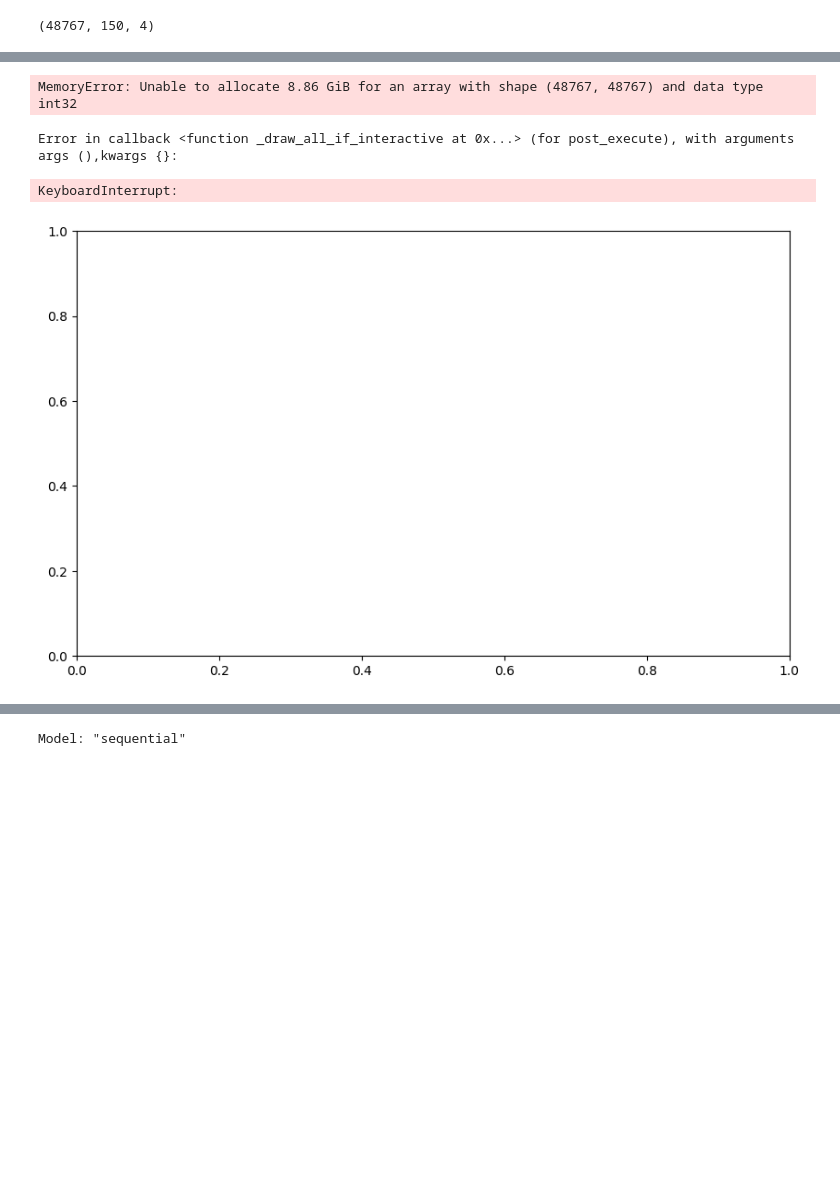
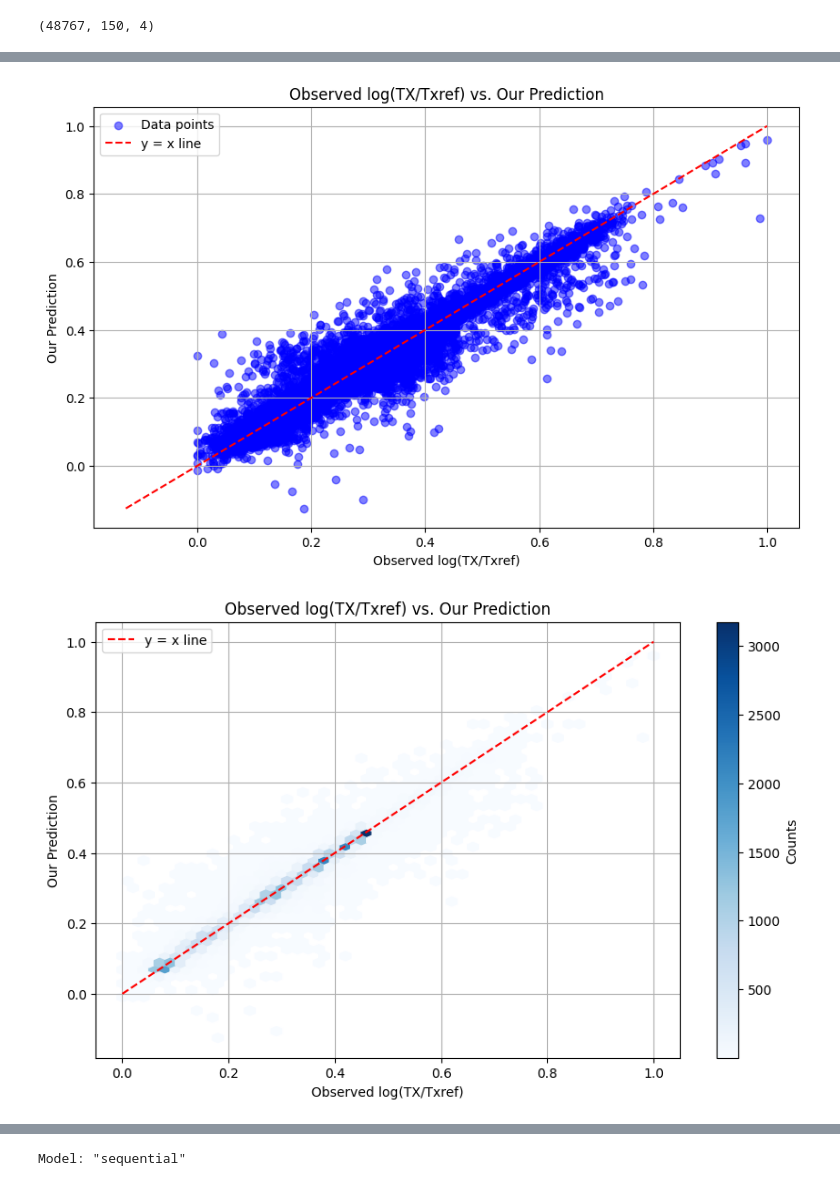
Before and after one commit to Rhys-sg/promoter-sequence-transcription-rates, a Jupyter notebook: v2/Testing CNN/CNN_5_1.ipynb, the cells around one changed output, grey strips where cells are left out. Cells and saved outputs as stored; diff of their text form; code cells hidden in the pictures; blank space fills up the shorter version.

Commit message:
fixed plotting
Changed the prediction to a datafram and extracted values from value column.

Ravel the observed array to flatten dimension for min/max function for plotting.

```diff
--- a/v2/Testing CNN/CNN_5_1.ipynb
+++ b/v2/Testing CNN/CNN_5_1.ipynb
@@ -31,7 +34,7 @@ X.shape
 # %%
 X_train, X_test, y_train, y_test = parent.train_test_split(X, y, test_size=0.2, random_state=42)
 # %%
-model = parent.build_cnn_model(X.shape[1:])
-history = parent.train_model(model, X_train, y_train, X_test, y_test)
-loss = parent.evaluate_model(model, X_test, y_test)
-parent.save_model(model, name)
+##model = parent.build_cnn_model(X.shape[1:])
+##history = parent.train_model(model, X_train, y_train, X_test, y_test)
+##loss = parent.evaluate_model(model, X_test, y_test)
+##parent.save_model(model, name)
@@ -57,8 +41,9 @@ Epoch 150/150
 # %%
-predicted = parent.load_and_predict(name, X)
+predicted_df = parent.load_and_predict(name, X)
+predicted = predicted_df['Value']
 observed = y
 
-parent.plot_kde(observed, predicted)
-# parent.plot_scatter(observed, parent.ravel(predicted))
-parent.plot_hexbin(observed, parent.ravel(predicted))
+parent.plot_kde(observed, predicted_df)
+parent.plot_scatter(parent.ravel(observed), predicted)
+parent.plot_hexbin(parent.ravel(observed), predicted)
 # %% [output]
@@ -66,6 +51,4 @@ parent.plot_hexbin(observed, parent.ravel(predicted))
 [figure]
-MemoryError: Unable to allocate 8.86 GiB for an array with shape (48767, 48767) and data type int32
-Error in callback <function _draw_all_if_interactive at 0x...> (for post_execute), with arguments args (),kwargs {}:
-KeyboardInterrupt:
-[figure, old version]
+[figure, new version]
+[figure, added]
 # %%
```
Also changed, not shown: parts of 6 cells of this notebook.
